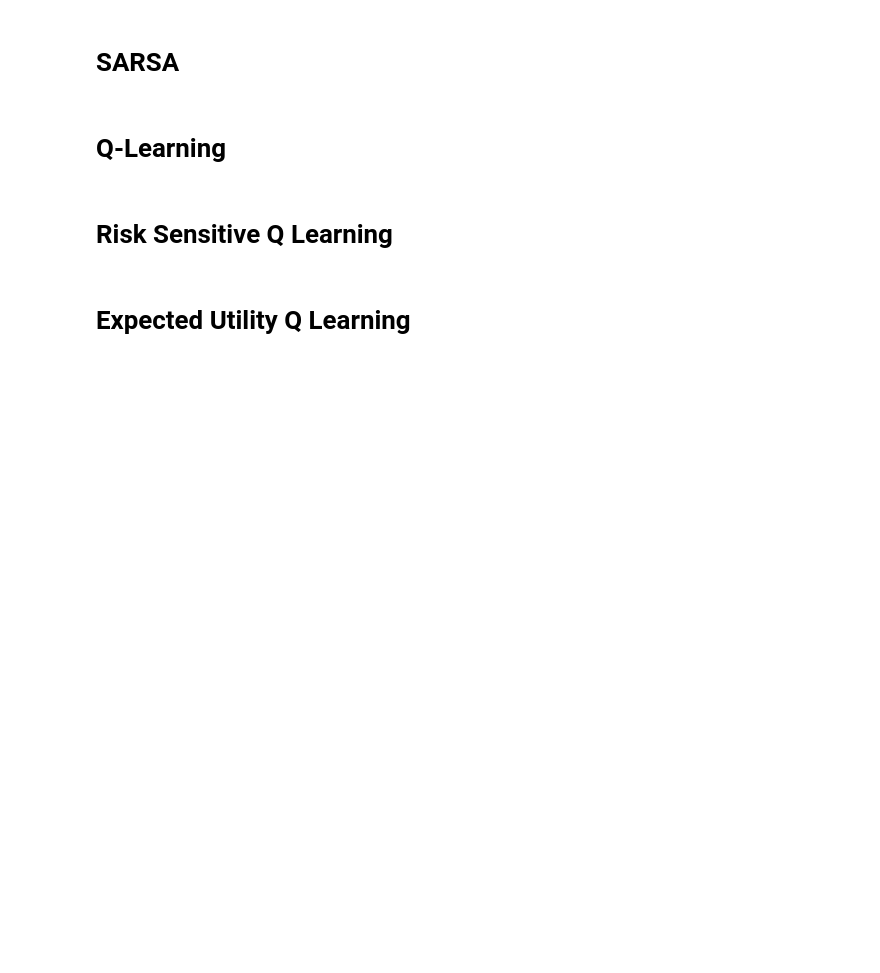
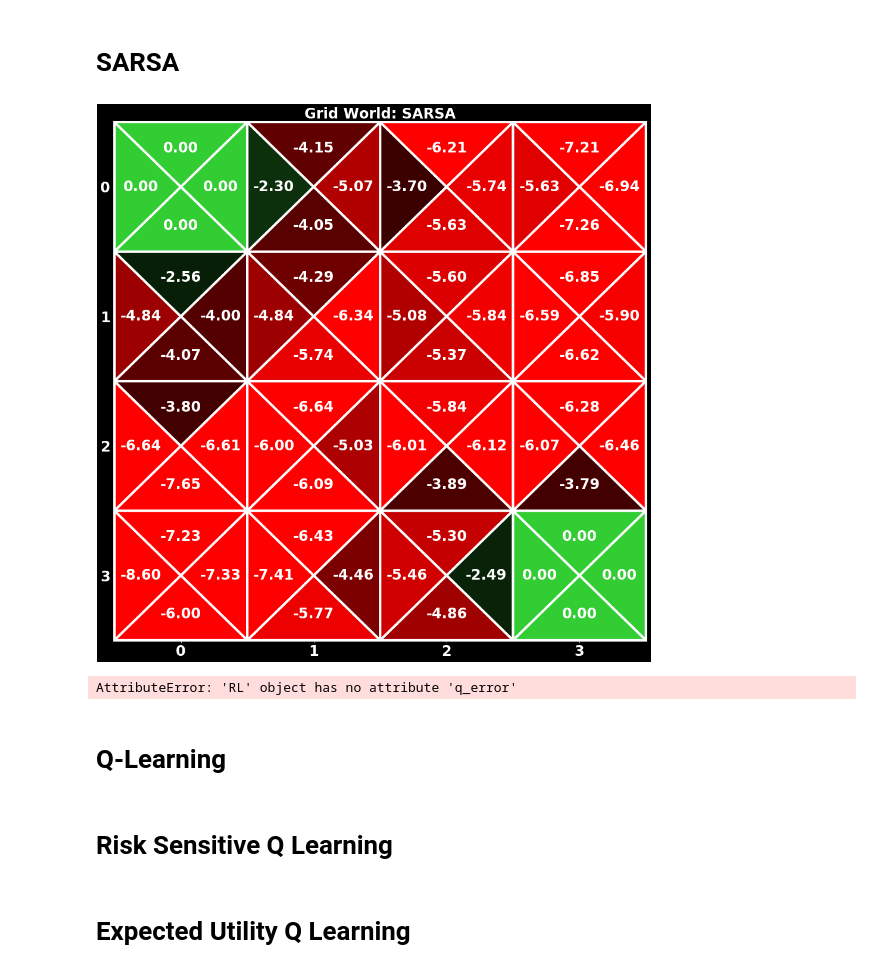
Before and after one commit to fiezt/Reinforcement-Learning, a Jupyter notebook: code/RL.ipynb, the cells around one changed output. Saved outputs shown, nothing was run; the diff lists cells and outputs as text; code cells hidden in the pictures; blank space fills up the shorter version.

```diff
--- a/code/RL.ipynb
+++ b/code/RL.ipynb
@@ -70,7 +70,15 @@ rl.test_optimal_q()
 # %% [markdown]
 # SARSA
 # %%
-rl.sarsa(alpha=.2, tau=.1)
+rl.sarsa(alpha=.2, tau=.02, num_episodes=1000000)
 display = grid_display(rl, title='Grid World: SARSA')
 
 display.show_q_values()
+# %% [output]
+[figure, added]
+# %%
+import matplotlib.pyplot as plt
+plt.plot(rl.q_error)
+plt.show()
+# %% [output]
+AttributeError: 'RL' object has no attribute 'q_error'
```
Also changed, not shown: parts of 9 cells of this notebook, 1 other file.
